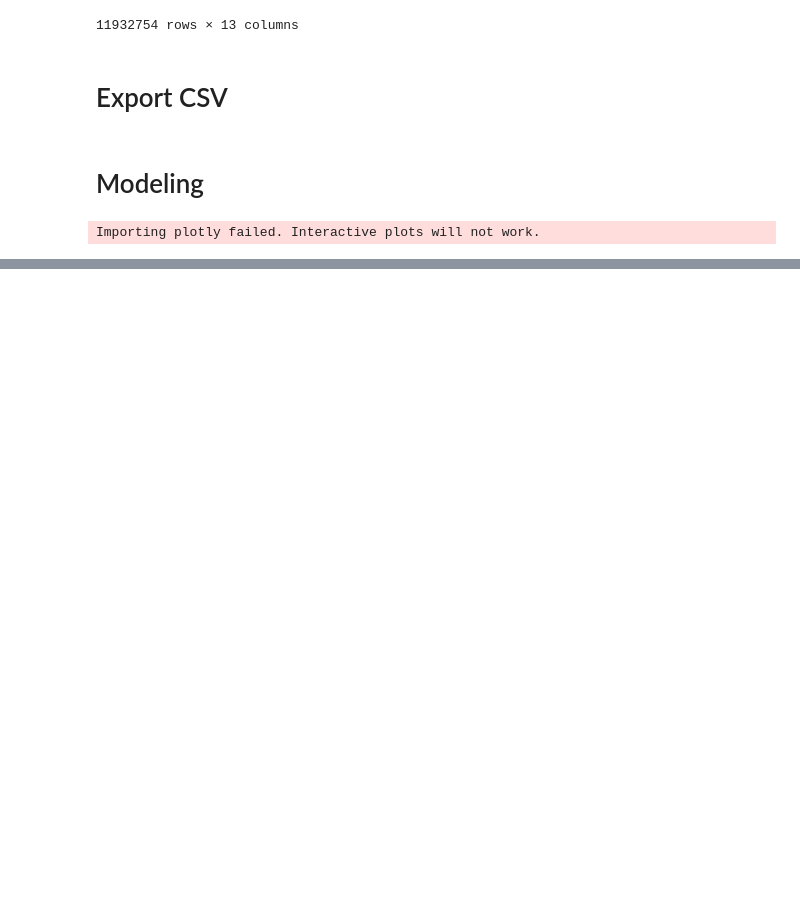
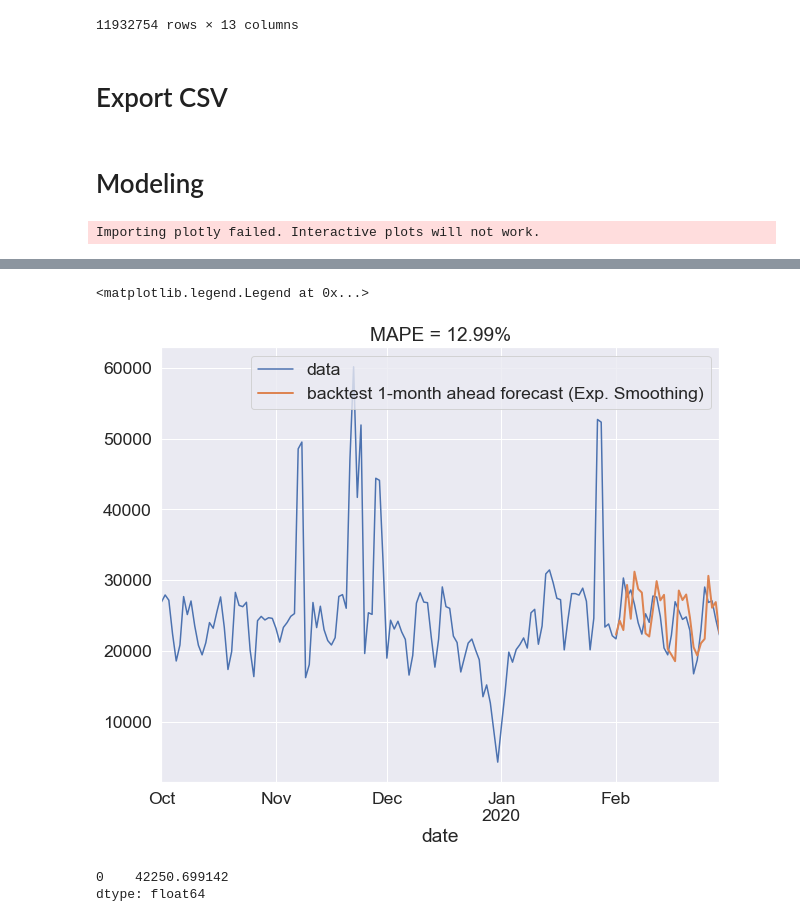
Before and after one commit to jerazo1744/JaquelinErazo-FinalCapstone, a Jupyter notebook: FinalCapstone.ipynb, the cells around one changed output, grey strips where cells are left out. Saved outputs shown, nothing was run; the diff lists cells and outputs as text; code cells hidden in the pictures; blank space fills up the shorter version.

```diff
--- a/FinalCapstone.ipynb
+++ b/FinalCapstone.ipynb
@@ -520,0 +576,20 @@ ValueError: Could not infer explicit frequency. Observed frequencies: none. Is S
+# %%
+model_es = ExponentialSmoothing()
+historical_fcast_es = backtest_forecasting(series, model_es, pd.Timestamp('2020-02-01'), fcast_horizon_n=1, verbose=True)
+plt.figure(figsize=(10,8))
+series.plot(label='data')
+historical_fcast_es.plot(lw=2, label='backtest 1-month ahead forecast (Exp. Smoothing)')
+plt.title('MAPE = {:.2f}%'.format(mape(historical_fcast_es, series)))
+plt.legend()
+# %% [output]
+<matplotlib.legend.Legend at 0x...>
+[figure, added]
+# %%
+model = ExponentialSmoothing()
+model.fit(train)
+forecast = model.predict(60)
+mar = forecast[29:]
+print(np.mean(mar))
+# %% [output]
+0    42250.699142
+dtype: float64
```
Also changed, not shown: parts of 6 cells of this notebook.
